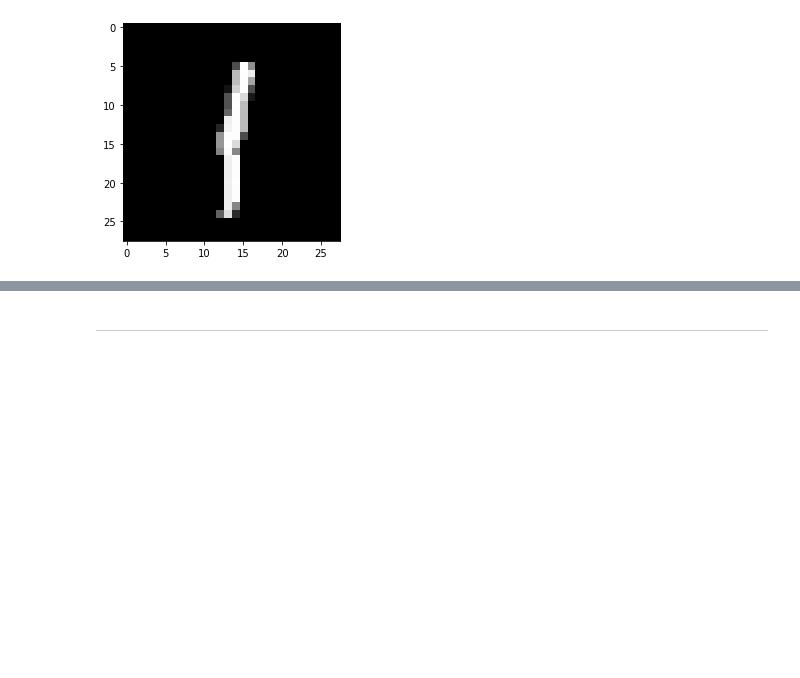
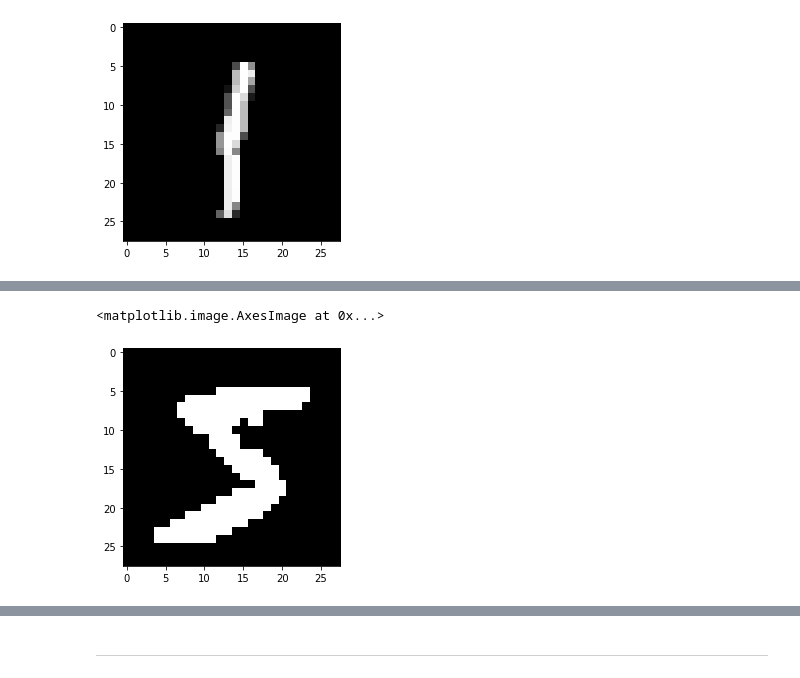
Before and after one commit to Koowah/Deep_neural_networks, a Jupyter notebook: notebooks/1_AL_TP_DNN.ipynb, the cells around one changed output, grey strips where cells are left out. Drawn from its saved outputs; the diff is of its cells as text; code cells hidden in the pictures; blank space fills up the shorter version.

```diff
--- a/notebooks/1_AL_TP_DNN.ipynb
+++ b/notebooks/1_AL_TP_DNN.ipynb
@@ -35,0 +88,5 @@ plt.imshow(images[0].squeeze(), cmap='Greys_r')
+# %%
+plt.imshow(test.reshape(28,28), cmap='Greys_r')
+# %% [output]
+<matplotlib.image.AxesImage at 0x...>
+[figure, added]
```
Also changed, not shown: parts of 21 cells of this notebook, 1 other file.
